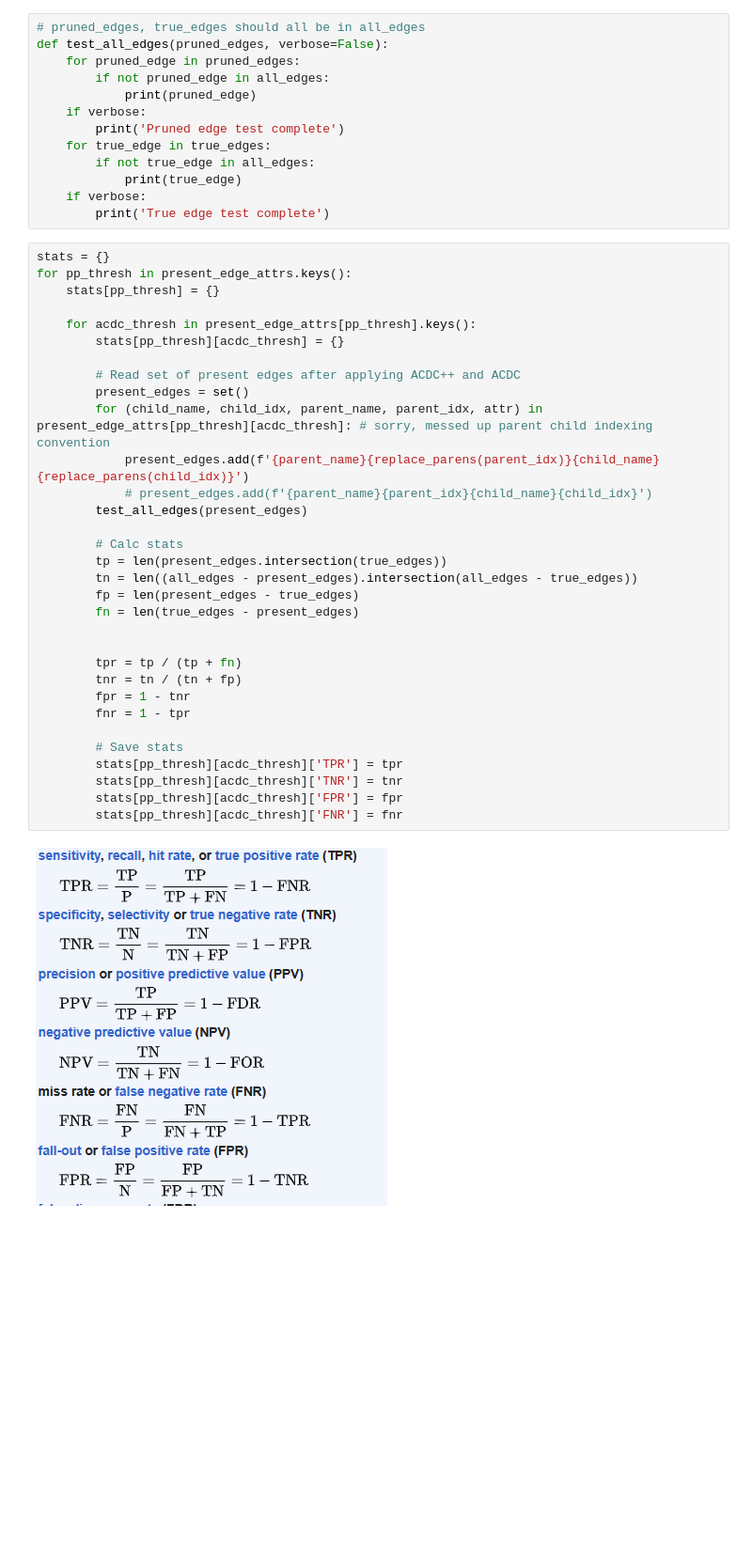
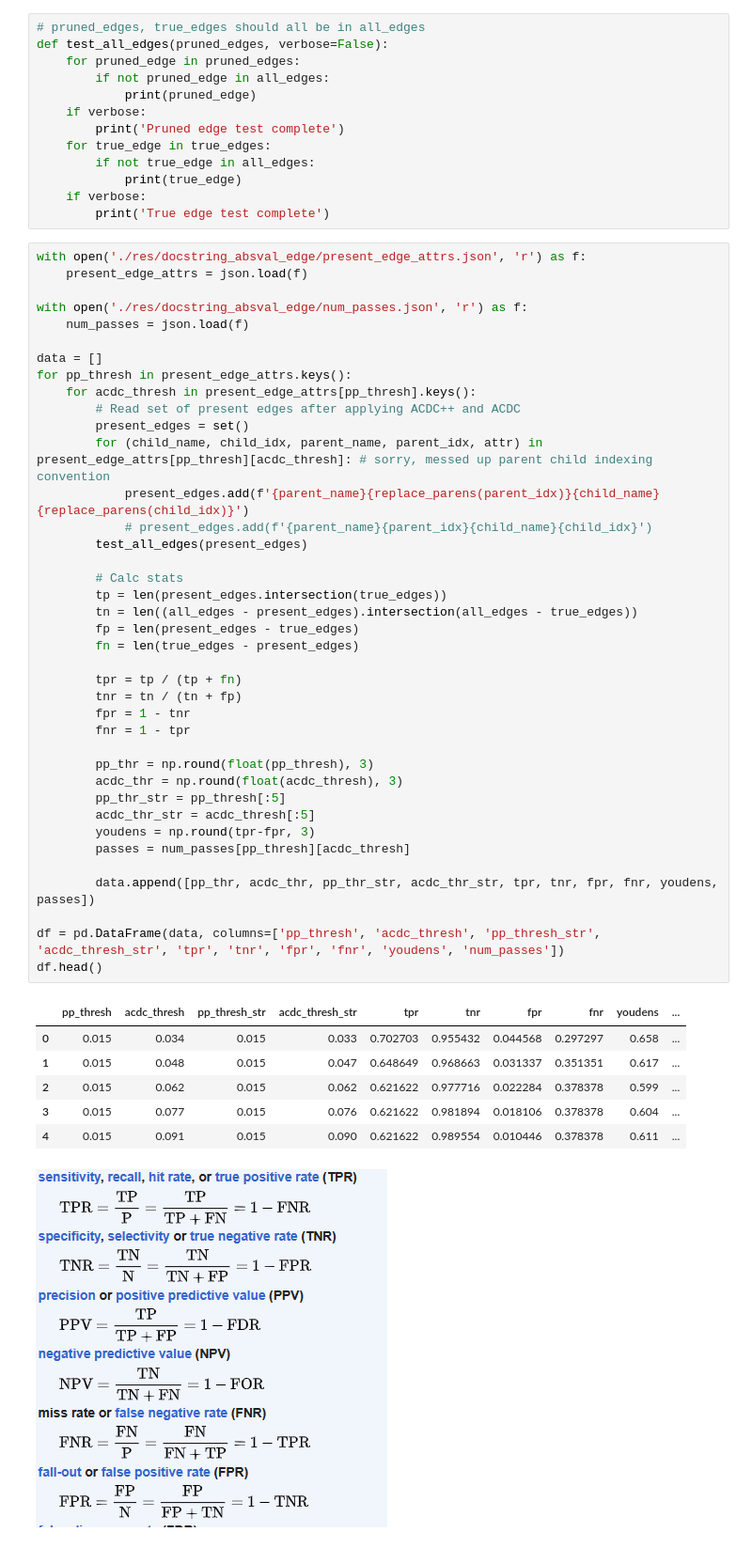
Before and after one commit to Aaquib111/edge-attribution-patching, a Jupyter notebook: thresh_sweep/statistics_sweep.ipynb, the cells around one changed output. Shown: that part at 94% size. Saved outputs shown, nothing was run; the diff lists cells and outputs as text; blank space fills up the shorter version.

```diff
--- a/thresh_sweep/statistics_sweep.ipynb
+++ b/thresh_sweep/statistics_sweep.ipynb
@@ -118,37 +95,51 @@ def test_all_edges(pruned_edges, verbose=False):
     if verbose:
         print('True edge test complete')
 # %%
-stats = {}
+with open('./res/docstring_absval_edge/present_edge_attrs.json', 'r') as f:
+    present_edge_attrs = json.load(f)
+
+with open('./res/docstring_absval_edge/num_passes.json', 'r') as f:
+    num_passes = json.load(f)
+
+data = []
 for pp_thresh in present_edge_attrs.keys():
-    stats[pp_thresh] = {}
-
     for acdc_thresh in present_edge_attrs[pp_thresh].keys():
-        stats[pp_thresh][acdc_thresh] = {}
-
         # Read set of present edges after applying ACDC++ and ACDC
         present_edges = set()
         for (child_name, child_idx, parent_name, parent_idx, attr) in present_edge_attrs[pp_thresh][acdc_thresh]: # sorry, messed up parent child indexing convention
             present_edges.add(f'{parent_name}{replace_parens(parent_idx)}{child_name}{replace_parens(child_idx)}')
             # present_edges.add(f'{parent_name}{parent_idx}{child_name}{child_idx}')
         test_all_edges(present_edges)
 
         # Calc stats
         tp = len(present_edges.intersection(true_edges))
         tn = len((all_edges - present_edges).intersection(all_edges - true_edges))
         fp = len(present_edges - true_edges)
         fn = len(true_edges - present_edges)
 
-
         tpr = tp / (tp + fn)
         tnr = tn / (tn + fp)
         fpr = 1 - tnr
         fnr = 1 - tpr
 
-        # Save stats
-        stats[pp_thresh][acdc_thresh]['TPR'] = tpr
-        stats[pp_thresh][acdc_thresh]['TNR'] = tnr
-        stats[pp_thresh][acdc_thresh]['FPR'] = fpr
-        stats[pp_thresh][acdc_thresh]['FNR'] = fnr
+        pp_thr = np.round(float(pp_thresh), 3)
+        acdc_thr = np.round(float(acdc_thresh), 3)
+        pp_thr_str = pp_thresh[:5]
+        acdc_thr_str = acdc_thresh[:5]
+        youdens = np.round(tpr-fpr, 3)
+        passes = num_passes[pp_thresh][acdc_thresh]
+
+        data.append([pp_thr, acdc_thr, pp_thr_str, acdc_thr_str, tpr, tnr, fpr, fnr, youdens, passes])
+
+df = pd.DataFrame(data, columns=['pp_thresh', 'acdc_thresh', 'pp_thresh_str', 'acdc_thresh_str', 'tpr', 'tnr', 'fpr', 'fnr', 'youdens', 'num_passes'])
+df.head()
+# %% [output]
+|  | pp_thresh | acdc_thresh | pp_thresh_str | acdc_thresh_str | tpr | tnr | fpr | fnr | youdens | ... |
+| 0 | 0.015 | 0.034 | 0.015 | 0.033 | 0.702703 | 0.955432 | 0.044568 | 0.297297 | 0.658 | ... |
+| 1 | 0.015 | 0.048 | 0.015 | 0.047 | 0.648649 | 0.968663 | 0.031337 | 0.351351 | 0.617 | ... |
+| 2 | 0.015 | 0.062 | 0.015 | 0.062 | 0.621622 | 0.977716 | 0.022284 | 0.378378 | 0.599 | ... |
+| 3 | 0.015 | 0.077 | 0.015 | 0.076 | 0.621622 | 0.981894 | 0.018106 | 0.378378 | 0.604 | ... |
+| 4 | 0.015 | 0.091 | 0.015 | 0.090 | 0.621622 | 0.989554 | 0.010446 | 0.378378 | 0.611 | ... |
 # %% [markdown]
 ![image.png](attachment:68b7dd2d-1ba3-46c1-be05-dbec2927f499.png)
 # %% [markdown]
```
Also changed, not shown: parts of 14 cells of this notebook.
